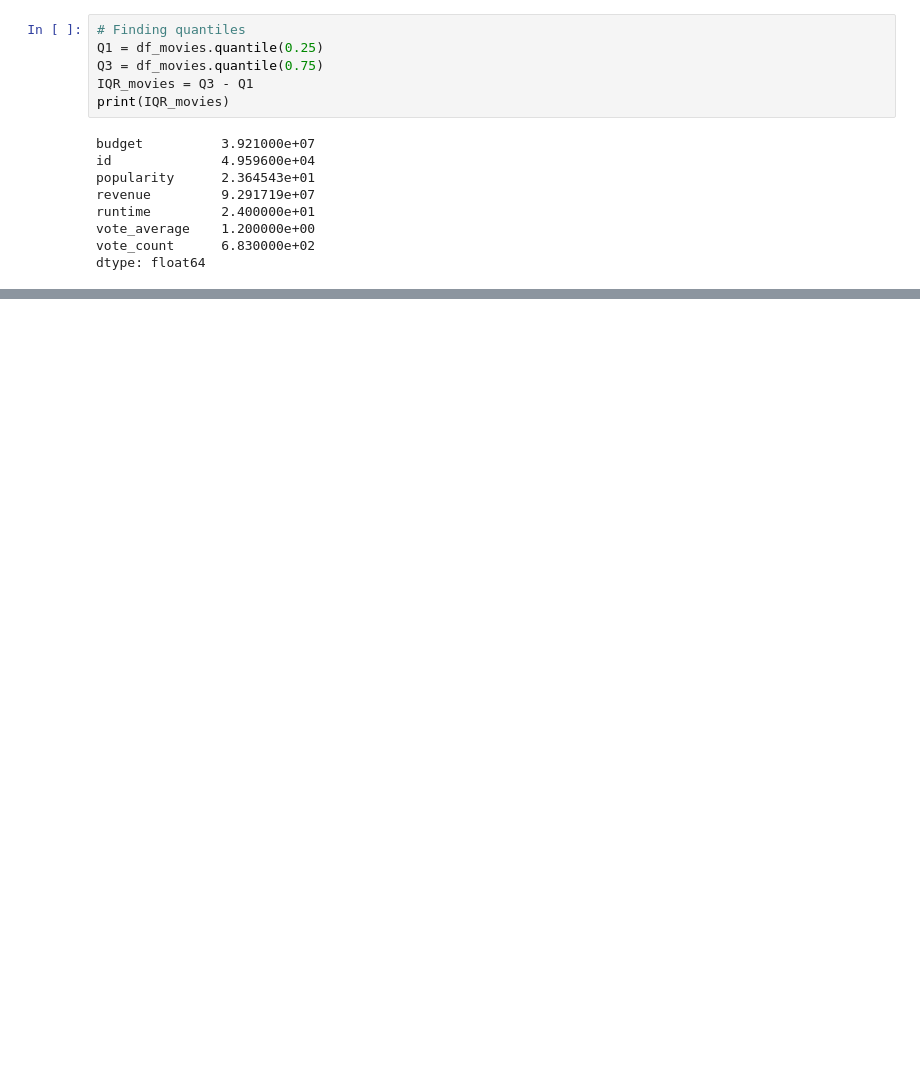
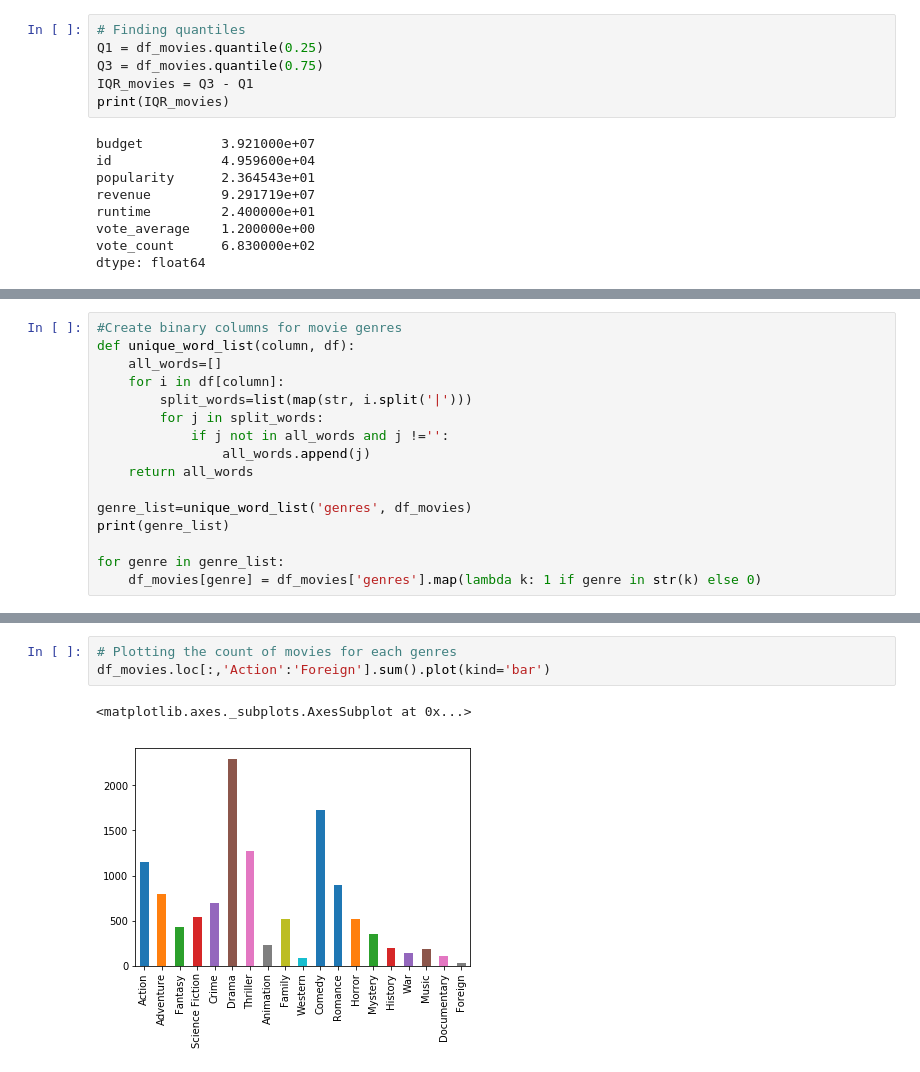
Before and after one commit to pegah-pooya/TMDB-movie-dataset, a Jupyter notebook: TMDB_movie_dataset_eda.ipynb, the cells around one changed output, grey strips where cells are left out. Drawn from its saved outputs; the diff is of its cells as text; blank space fills up the shorter version.

```diff
--- a/TMDB_movie_dataset_eda.ipynb
+++ b/TMDB_movie_dataset_eda.ipynb
@@ -158,0 +206,16 @@ sns.scatterplot(x="budget", y="revenue", data=df_movies)
+# %%
+#Create binary columns for movie genres
+def unique_word_list(column, df):
+    all_words=[]
+    for i in df[column]:
+        split_words=list(map(str, i.split('|')))
+        for j in split_words:
+            if j not in all_words and j !='':
+                all_words.append(j)
+    return all_words
+
+genre_list=unique_word_list('genres', df_movies)
+print(genre_list)
+
+for genre in genre_list:
+    df_movies[genre] = df_movies['genres'].map(lambda k: 1 if genre in str(k) else 0)
@@ -158,0 +233,6 @@ sns.scatterplot(x="budget", y="revenue", data=df_movies)
+# %%
+# Plotting the count of movies for each genres
+df_movies.loc[:,'Action':'Foreign'].sum().plot(kind='bar')
+# %% [output]
+<matplotlib.axes._subplots.AxesSubplot at 0x...>
+[figure, added]
```
Also changed, not shown: parts of 21 cells of this notebook.
